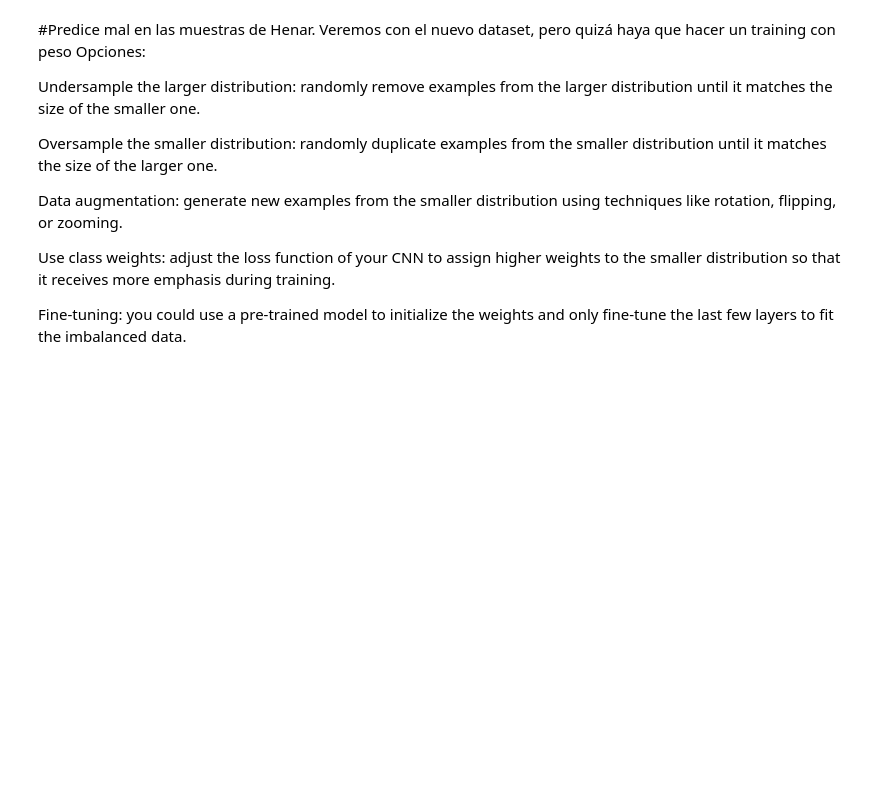
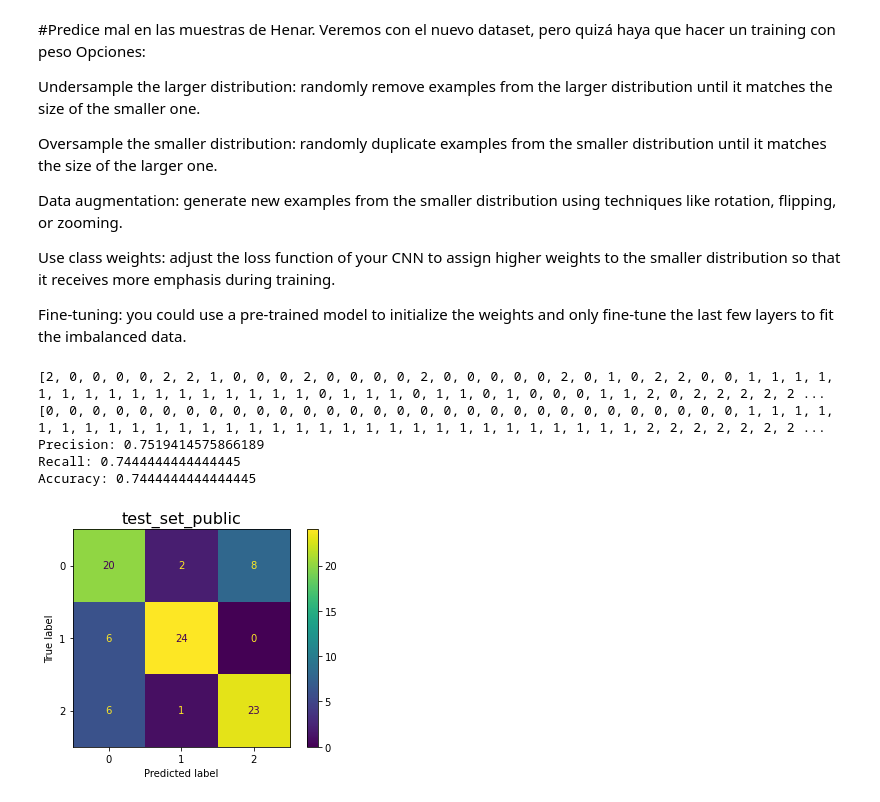
Before and after one commit to jorgediosdado/capstone_project_UB, a Jupyter notebook: efficientnet_private.ipynb, the cells around one changed output. Cells and saved outputs as stored; diff of their text form; code cells hidden in the pictures; blank space fills up the shorter version.

```diff
--- a/efficientnet_private.ipynb
+++ b/efficientnet_private.ipynb
@@ -314,3 +311,63 @@ Data augmentation: generate new examples from the smaller distribution using tec
 Use class weights: adjust the loss function of your CNN to assign higher weights to the smaller distribution so that it receives more emphasis during training.
 
 Fine-tuning: you could use a pre-trained model to initialize the weights and only fine-tune the last few layers to fit the imbalanced data.
+# %%
+# Load the test images from the folder 'test_images'
+predicted_labels= []
+true_labels = []
+
+directory = "test_set_public"
+
+for filename in os.listdir(directory):
+
+    # Load the image and add it to the list of test images
+    f = os.path.join(directory, filename)
+    imagen = tf.keras.preprocessing.image.load_img(f, target_size=(255,255))
+    x = tf.keras.preprocessing.image.img_to_array(imagen)
+    x = np.expand_dims(x, axis=0)
+
+    prediction = modelo.predict(x)
+    predicted_class = np.argmax(prediction)
+
+    #True labels are calculated based on name. It is a very weak way of doing it. Look for a better one or rename the files
+
+    if 'lungaca' in filename:
+        true_labels.append(0)
+    elif 'lungscc' in filename:
+        true_labels.append(2)
+    elif 'lungn' in filename:
+        true_labels.append(1)
+
+
+    predicted_labels.append(predicted_class)
+
+print(predicted_labels)
+print(true_labels)
+
+
+cm = confusion_matrix(true_labels, predicted_labels)
+disp = ConfusionMatrixDisplay(confusion_matrix=cm)
+
+
+# Calculate precision, recall, and accuracy
+precision = precision_score(true_labels, predicted_labels, average='weighted')
+recall = recall_score(true_labels, predicted_labels, average='weighted')
+accuracy = accuracy_score(true_labels, predicted_labels)
+
+# Print the results
+print("Precision:", precision)
+print("Recall:", recall)
+print("Accuracy:", accuracy)
+
+
+
+disp.plot()
+plt.title(directory,  fontdict={'fontsize': 16})  # Set the new title for the plot
+plt.show()
+# %% [output]
+[2, 0, 0, 0, 0, 2, 2, 1, 0, 0, 0, 2, 0, 0, 0, 0, 2, 0, 0, 0, 0, 0, 2, 0, 1, 0, 2, 2, 0, 0, 1, 1, 1, 1, 1, 1, 1, 1, 1, 1, 1, 1, 1, 1, 1, 1, 0, 1, 1, 1, 0, 1, 1, 0, 1, 0, 0, 0, 1, 1, 2, 0, 2, 2, 2, 2, 2 ...
+[0, 0, 0, 0, 0, 0, 0, 0, 0, 0, 0, 0, 0, 0, 0, 0, 0, 0, 0, 0, 0, 0, 0, 0, 0, 0, 0, 0, 0, 0, 1, 1, 1, 1, 1, 1, 1, 1, 1, 1, 1, 1, 1, 1, 1, 1, 1, 1, 1, 1, 1, 1, 1, 1, 1, 1, 1, 1, 1, 1, 2, 2, 2, 2, 2, 2, 2 ...
+Precision: 0.7519414575866189
+Recall: 0.7444444444444445
+Accuracy: 0.7444444444444445
+[figure, added]
```
Also changed, not shown: parts of 1 cell of this notebook.
